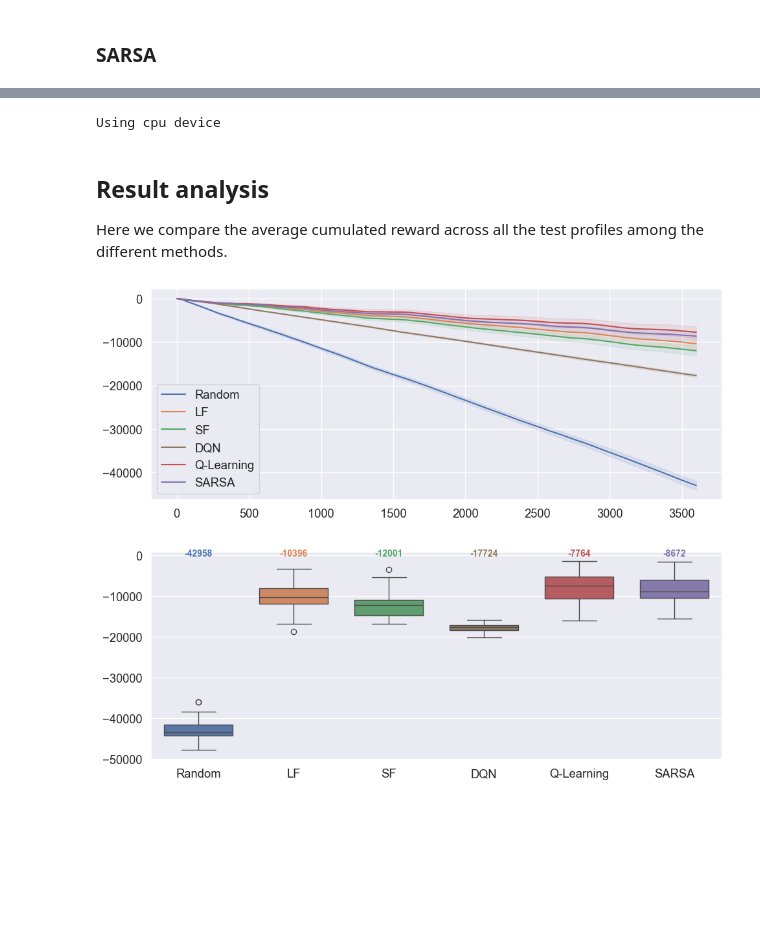
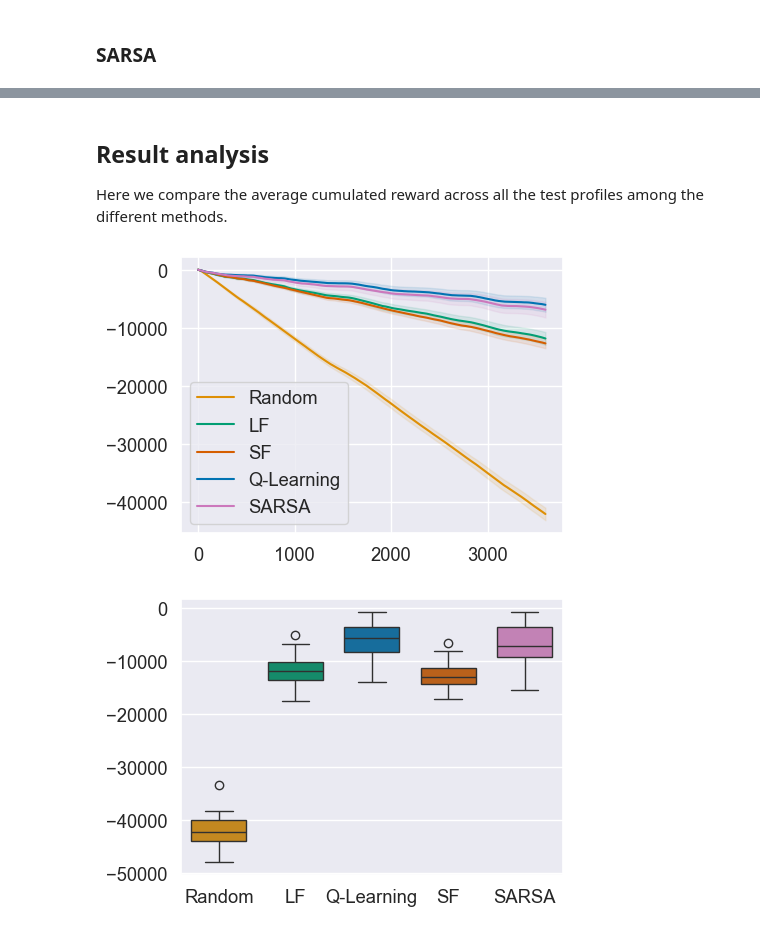
Before and after one commit to Daveonwave/gym4ReaL, a Jupyter notebook: examples/elevator/benchmarks.ipynb, the cells around one changed output, grey strips where cells are left out. Drawn from its saved outputs; the diff is of its cells as text; code cells hidden in the pictures; blank space fills up the shorter version.

Commit message:
elevator and tutorials

```diff
--- a/examples/elevator/benchmarks.ipynb
+++ b/examples/elevator/benchmarks.ipynb
@@ -190,7 +195,6 @@ def obs_to_key(obs):
     return (
         obs['current_position'],
         obs['n_passengers'],
-        obs['speed'],
         *obs['floor_queues'],
         *obs['arrivals']
     )
@@ -200,7 +204,7 @@ env = gym.make(id="gym4real/elevator-v0", **{'settings':params})
 
 alg = 'q-learning'
 rewards[alg] = {}
-with open('examples/elevator/trained_models/trained_Qtable_qlearning.pkl', 'rb') as f:
+with open('examples/elevator/trained_models/trained_qlearning_Qtable.pkl', 'rb') as f:
     Q = pickle.load(f)
 
 for episode in tqdm(range(eval_episodes)):
@@ -232,7 +236,7 @@ env = gym.make(id="gym4real/elevator-v0", **{'settings':params})
 
 alg = 'sarsa'
 rewards[alg] = {}
-with open('examples/elevator/trained_models/trained_Qtable_sarsa.pkl', 'rb') as f:
+with open('examples/elevator/trained_models/trained_sarsa_Qtable.pkl', 'rb') as f:
     Q = pickle.load(f)
 
 for episode in tqdm(range(eval_episodes)):
@@ -268,28 +262,0 @@ from stable_baselines3.common.env_util import make_vec_env
-# %%
-env = make_vec_env("gym4real/elevator-v0", n_envs=1, env_kwargs={'settings':params})
-
-alg = 'dqn'
-rewards[alg] = {}
-
-model = DQN('MultiInputPolicy', env, verbose=1)
-vec_env = model.get_env()
-model = DQN.load("examples/elevator/trained_models/DQN_trained")
-
-for episode in tqdm(range(eval_episodes)):
-    obs = vec_env.reset()
-
-    done = False
-    cumulated_reward = 0
-    rewards[alg][episode] = {}
-    rewards[alg][episode]['cum'] = []
-    rewards[alg][episode]['reward'] = []
-
-    while not done:
-        action, _states = model.predict(obs)
-        obs, r, dones, info = vec_env.step(action)
-        done = dones[0]
-        cumulated_reward += r[0]
-        rewards[alg][episode]['cum'].append(cumulated_reward)
-        rewards[alg][episode]['reward'].append(r[0])
-# %% [output]
-Using cpu device
@@ -309,35 +266,43 @@ Here we compare the average cumulated reward across all the test profiles among
 # %%
-fig, ax = plt.subplots(1, 1, figsize=(10, 4), tight_layout=True)
+fig, ax = plt.subplots(1, 1, figsize=(5, 3.5), tight_layout=True)
 
 for i, alg in enumerate(rewards.keys()):
     cum_rewards = [rewards[alg][episode]['cum'] for episode in range(eval_episodes)]
     means = np.mean(cum_rewards, axis=0)
     stds = np.std(cum_rewards, axis=0)
     ci = 1.96 * stds/np.sqrt(len(rewards[alg].keys()))
 
     ax.plot(means, label=alg_labels[alg], color=alg_color[alg])
     ax.fill_between(range(len(means)), means + ci, means - ci, color=alg_color[alg], alpha=0.1)
     ax.legend()
+plt.savefig('/plots/elevator_avg_reward.pdf')
 # %% [output]
-[figure, old version]
+[figure, new version]
 # %%
 box_data = {}
 colors = []
 
-for alg in rewards.keys():
+rewards_sorted = {'random': rewards['random'],
+           'longest_first' : rewards['longest_first'],
+           'q-learning': rewards['q-learning'],
+           'shortest_first': rewards['shortest_first'],
+           'sarsa': rewards['sarsa'] }
+
+for alg in rewards_sorted.keys():
     box_data[alg_labels[alg]] = []
 
-    for episode in rewards[alg].keys():
-        box_data[alg_labels[alg]].append(rewards[alg][episode]['cum'][-1])
+    for episode in rewards_sorted[alg].keys():
+        box_data[alg_labels[alg]].append(rewards_sorted[alg][episode]['cum'][-1])
 
     colors.append(alg_color[alg])
 
-fig, ax = plt.subplots(figsize=(10, 4), tight_layout=True)
+fig, ax = plt.subplots(figsize=(5, 3.5), tight_layout=True)
 box_plot = sns.boxplot(box_data, gap=.1, palette=colors, width=0.8)
 
 medians = [np.mean(values) for key, values in box_data.items()]
-vertical_offset = -130 # offset from median for display
+vertical_offset = 3000 # offset from median for display
 
+"""
 for xtick, alg in zip(box_plot.get_xticks(), rewards.keys()):
     box_plot.text(xtick,
                   vertical_offset,
@@ -346,5 +311,7 @@ for xtick, alg in zip(box_plot.get_xticks(), rewards.keys()):
                   size='x-small',
                   color=alg_color[alg],
                   weight='semibold')
+                  """
+plt.savefig("/plots/elevator-boxplot.pdf")
 # %% [output]
-[figure, old version]
+[figure, new version]
```
Also changed, not shown: parts of 6 cells of this notebook, 45 other files.
